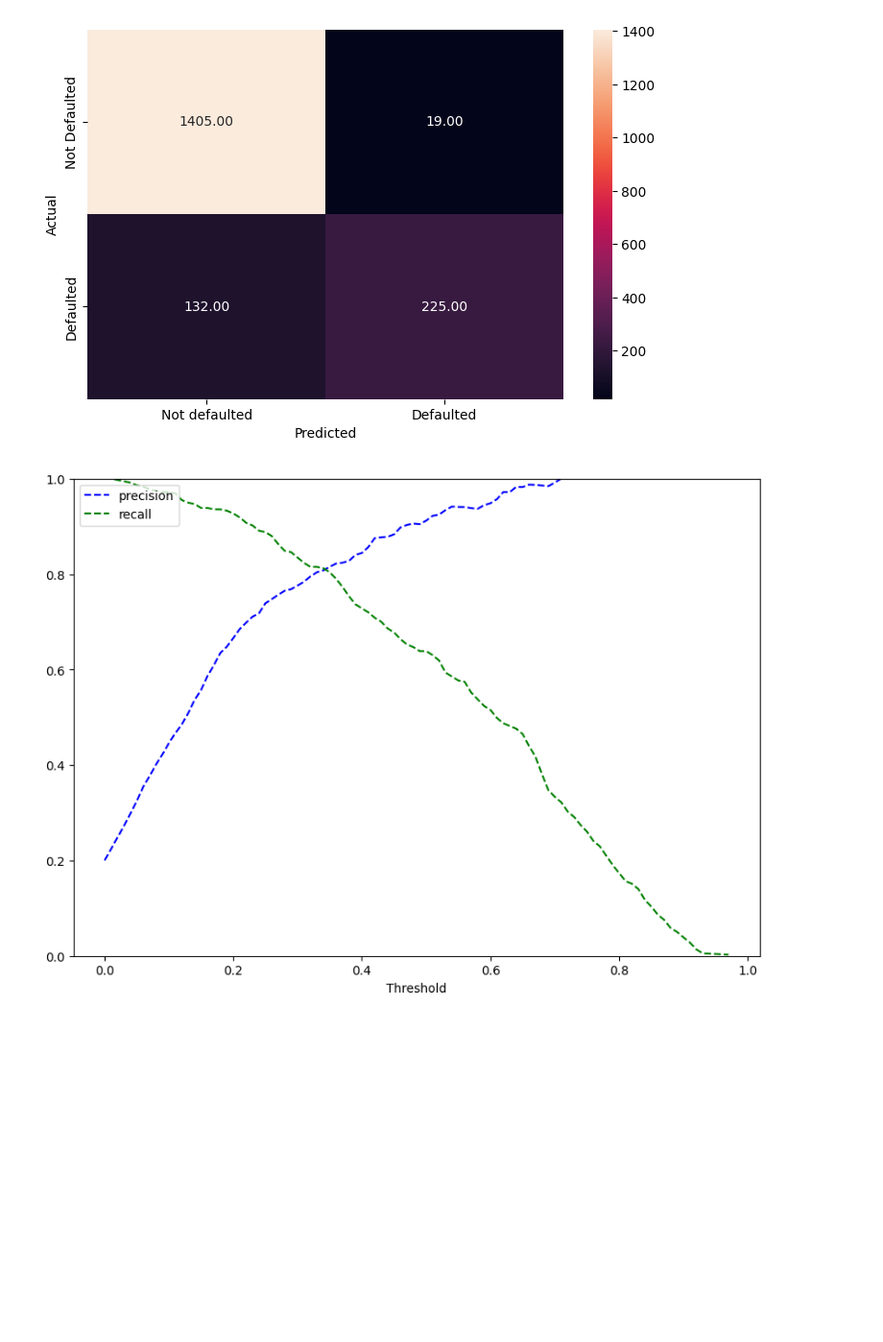
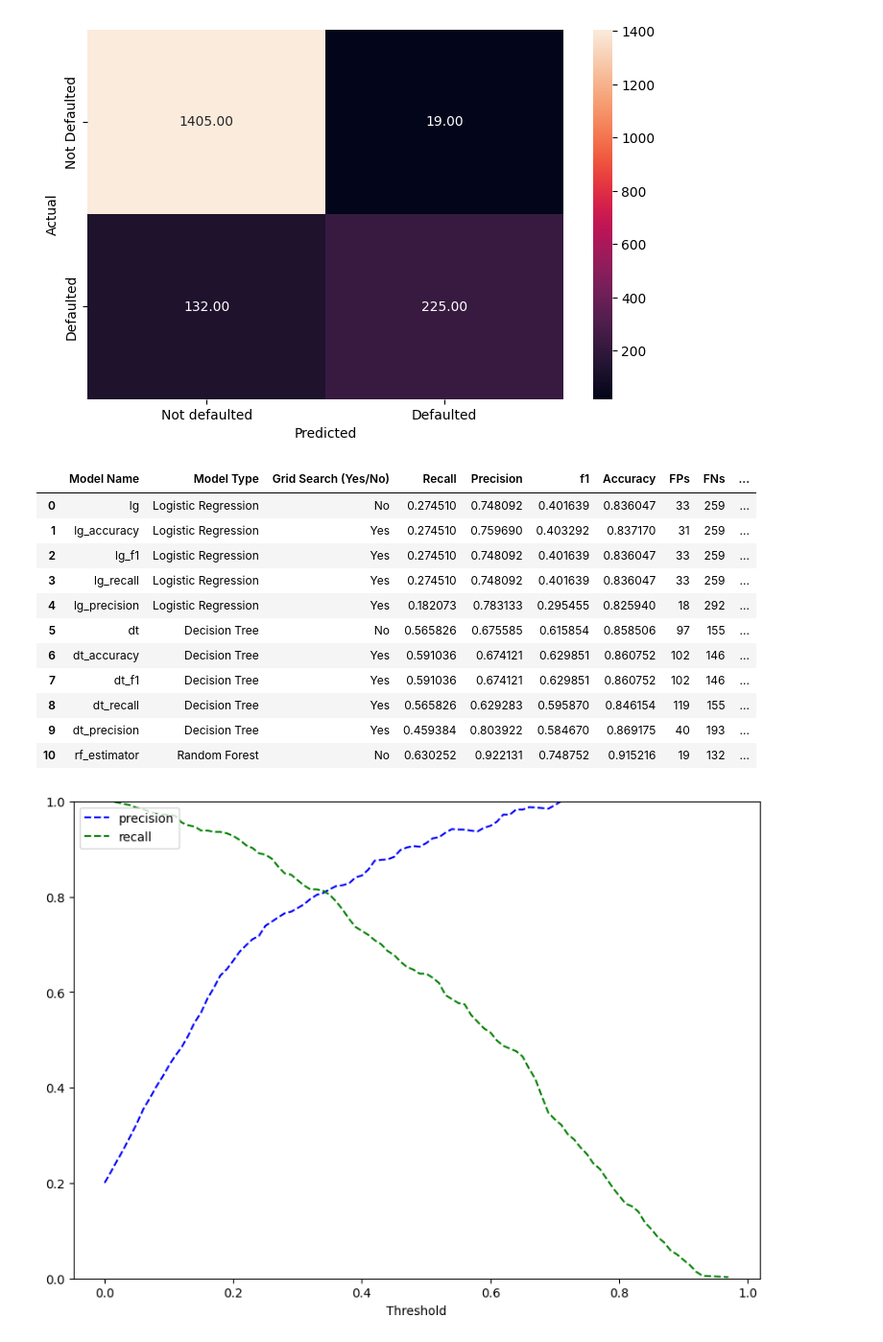
Before and after one commit to vmagar1729/analytiqbit, a Jupyter notebook: notebooks/Capstone_Project_Reference_Notebook_Loan_Default_Prediction_Full_Code.ipynb, the cells around one changed output. Shown at 96% size. Saved outputs shown, nothing was run; the diff lists cells and outputs as text; code cells hidden in the pictures; blank space fills up the shorter version.

Commit message:
Added dataframe to accumulate results of various models

```diff
--- a/notebooks/Capstone_Project_Reference_Notebook_Loan_Default_Prediction_Full_Code.ipynb
+++ b/notebooks/Capstone_Project_Reference_Notebook_Loan_Default_Prediction_Full_Code.ipynb
@@ -1514,3 +1514,6 @@ Definitions:
 	•	$\text{Actual}$: Binary variable ($0 = \text{Non-default}, 1 = \text{Default}$).
 	•	$L$: Loan amount.
 	•	$r$: Interest rate.
+# %%
+model_metrics = pd.DataFrame(columns = ['Model Name', 'Model Type', 'Grid Search (Yes/No)', 'Recall', 'Precision', 'f1', 'Accuracy', 'FPs', 'FNs', 'Revenue Prediction', 'Confidence'])
+model_metrics
@@ -1766,8 +1802,8 @@ pred_prob_dt = dt.predict_proba(X_scaled)
 default_model['prob_default'] = pred_prob_dt[:, 1]  # Column for P(default)
 # Calculate profit and loss for the tailored dataset
 
-profit, confidence = calculate_expected_with_confidence(default_model, 'loan_amount_approved')
-print("Total expected profit:", profit, 'with confidence of:', confidence)
+revenue_dt, confidence_dt = calculate_expected_with_confidence(default_model, 'loan_amount_approved')
+print("Total expected revenue:", revenue_dt, 'with confidence of:', confidence_dt)
 
 # Checking performance on the training dataset
 y_test_pred_dt = dt.predict(x_test)
@@ -1784,6 +1820,22 @@ Total expected profit: 7501717.5 with confidence of: 1.0
    macro avg       0.79      0.75      0.76      1781
 weighted avg       0.85      0.86      0.85      1781
 [figure]
+# %%
+cr_dt = classification_report(y_test, y_test_pred_dt, output_dict=True)
+cm_dt = confusion_matrix(y_test, y_test_pred_dt)
+dt_metrics_compare = {'Model Name': 'dt',
+                      'Model Type': 'Decision Tree',
+                      'Grid Search (Yes/No)': 'No',
+                      'Recall': cr_dt['1']['recall'],
+                      'Precision':cr_dt['1']['precision'],
+                      'f1': cr_dt['1']['f1-score'],
+                      'Accuracy':cr_dt['accuracy'],
+                      'FPs': cm_dt[0][1],
+                      'FNs': cm_dt[1][0],
+                      'Revenue Prediction': revenue_dt,
+                      'Confidence': confidence_dt
+                     }
+model_metrics.loc[len(model_metrics)] = dt_metrics_compare
 # %%
 # Retrieve Feature Importances
 importances = dt.feature_importances_
@@ -1996,6 +2036,37 @@ Total expected profit: 5562403.12055 with confidence of: 0.9220488626790229
    macro avg       0.92      0.81      0.85      1781
 weighted avg       0.92      0.92      0.91      1781
 [figure]
+# %%
+cr_rf = classification_report(y_test, y_pred_test_rf, output_dict=True)
+cm_rf = confusion_matrix(y_test, y_pred_test_rf)
+rf_metrics_compare = {'Model Name': 'rf_estimator',
+                      'Model Type': 'Random Forest',
+                      'Grid Search (Yes/No)': 'No',
+                      'Recall': cr_rf['1']['recall'],
+                      'Precision':cr_rf['1']['precision'],
+                      'f1': cr_rf['1']['f1-score'],
+                      'Accuracy':cr_rf['accuracy'],
+                      'FPs': cm_rf[0][1],
+                      'FNs': cm_rf[1][0],
+                      'Revenue Prediction': revenue_dt,
+                      'Confidence': confidence_dt
+                     }
+model_metrics.loc[len(model_metrics)] = rf_metrics_compare
+# %%
+model_metrics
+# %% [output]
+|  | Model Name | Model Type | Grid Search (Yes/No) | Recall | Precision | f1 | Accuracy | FPs | FNs | ... |
+| 0 | lg | Logistic Regression | No | 0.274510 | 0.748092 | 0.401639 | 0.836047 | 33 | 259 | ... |
+| 1 | lg_accuracy | Logistic Regression | Yes | 0.274510 | 0.759690 | 0.403292 | 0.837170 | 31 | 259 | ... |
+| 2 | lg_f1 | Logistic Regression | Yes | 0.274510 | 0.748092 | 0.401639 | 0.836047 | 33 | 259 | ... |
+| 3 | lg_recall | Logistic Regression | Yes | 0.274510 | 0.748092 | 0.401639 | 0.836047 | 33 | 259 | ... |
+| 4 | lg_precision | Logistic Regression | Yes | 0.182073 | 0.783133 | 0.295455 | 0.825940 | 18 | 292 | ... |
+| 5 | dt | Decision Tree | No | 0.565826 | 0.675585 | 0.615854 | 0.858506 | 97 | 155 | ... |
+| 6 | dt_accuracy | Decision Tree | Yes | 0.591036 | 0.674121 | 0.629851 | 0.860752 | 102 | 146 | ... |
+| 7 | dt_f1 | Decision Tree | Yes | 0.591036 | 0.674121 | 0.629851 | 0.860752 | 102 | 146 | ... |
+| 8 | dt_recall | Decision Tree | Yes | 0.565826 | 0.629283 | 0.595870 | 0.846154 | 119 | 155 | ... |
+| 9 | dt_precision | Decision Tree | Yes | 0.459384 | 0.803922 | 0.584670 | 0.869175 | 40 | 193 | ... |
+| 10 | rf_estimator | Random Forest | No | 0.630252 | 0.922131 | 0.748752 | 0.915216 | 19 | 132 | ... |
 # %%
 from sklearn.metrics import precision_recall_curve
 
```
Also changed, not shown: parts of 12 cells of this notebook, 1 other file.
